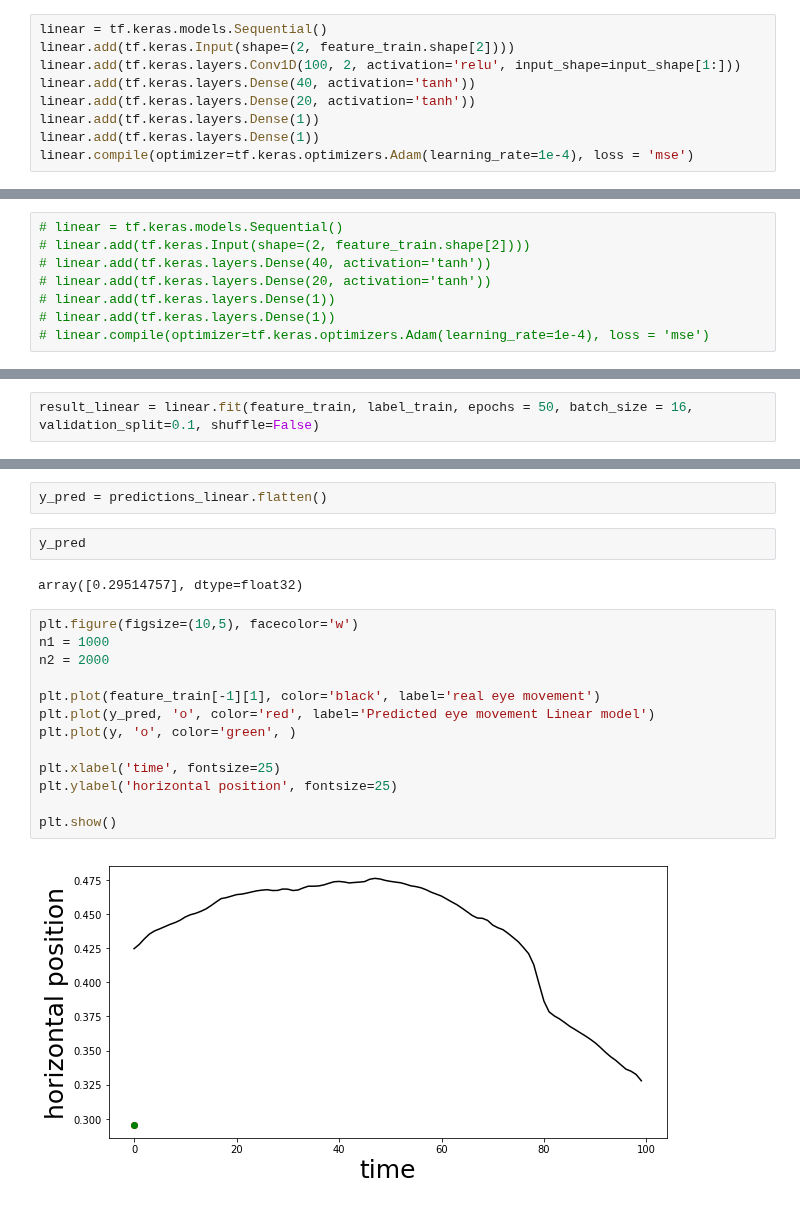
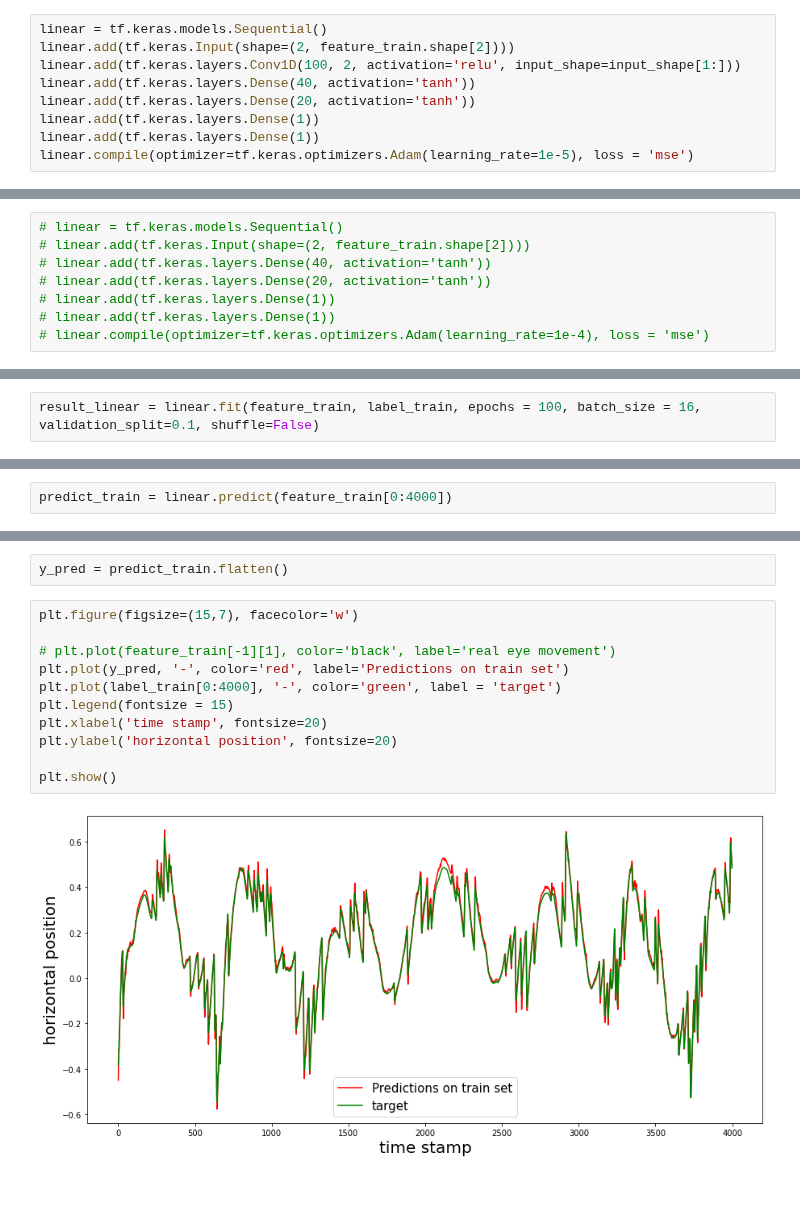
Before and after one commit to YanaMinyaylo/NS, a Jupyter notebook: linear_7_11.ipynb, the cells around one changed output, grey strips where cells are left out. Saved outputs shown, nothing was run; the diff lists cells and outputs as text.

```diff
--- a/linear_7_11.ipynb
+++ b/linear_7_11.ipynb
@@ -115,4 +121,4 @@ linear.add(tf.keras.layers.Dense(40, activation='tanh'))
 linear.add(tf.keras.layers.Dense(20, activation='tanh'))
 linear.add(tf.keras.layers.Dense(1))
 linear.add(tf.keras.layers.Dense(1))
-linear.compile(optimizer=tf.keras.optimizers.Adam(learning_rate=1e-4), loss = 'mse')
+linear.compile(optimizer=tf.keras.optimizers.Adam(learning_rate=1e-5), loss = 'mse')
@@ -147,5 +157,5 @@ Trainable params: 24,983
 Non-trainable params: 0
 _________________________________________________________________
 # %%
-result_linear = linear.fit(feature_train, label_train, epochs = 50, batch_size = 16, validation_split=0.1, shuffle=False)
+result_linear = linear.fit(feature_train, label_train, epochs = 100, batch_size = 16, validation_split=0.1, shuffle=False)
 # %% [output]
@@ -230,0 +189,2 @@ print(feature_test[0][0])
+# %%
+predict_train = linear.predict(feature_train[0:4000])
@@ -231,21 +209,15 @@ print(feature_test[0][0])
 # %%
-y_pred = predictions_linear.flatten()
+y_pred = predict_train.flatten()
-# %%
-y_pred
-# %% [output]
-array([0.29514757], dtype=float32)
 # %%
-plt.figure(figsize=(10,5), facecolor='w')
-n1 = 1000
-n2 = 2000
+plt.figure(figsize=(15,7), facecolor='w')
 
-plt.plot(feature_train[-1][1], color='black', label='real eye movement')
-plt.plot(y_pred, 'o', color='red', label='Predicted eye movement Linear model')
-plt.plot(y, 'o', color='green', )
-
-plt.xlabel('time', fontsize=25)
-plt.ylabel('horizontal position', fontsize=25)
+# plt.plot(feature_train[-1][1], color='black', label='real eye movement')
+plt.plot(y_pred, '-', color='red', label='Predictions on train set')
+plt.plot(label_train[0:4000], '-', color='green', label = 'target')
+plt.legend(fontsize = 15)
+plt.xlabel('time stamp', fontsize=20)
+plt.ylabel('horizontal position', fontsize=20)
 
 plt.show()
 # %% [output]
-[figure, old version]
+[figure, new version]
```
Also changed, not shown: parts of 21 cells of this notebook.
